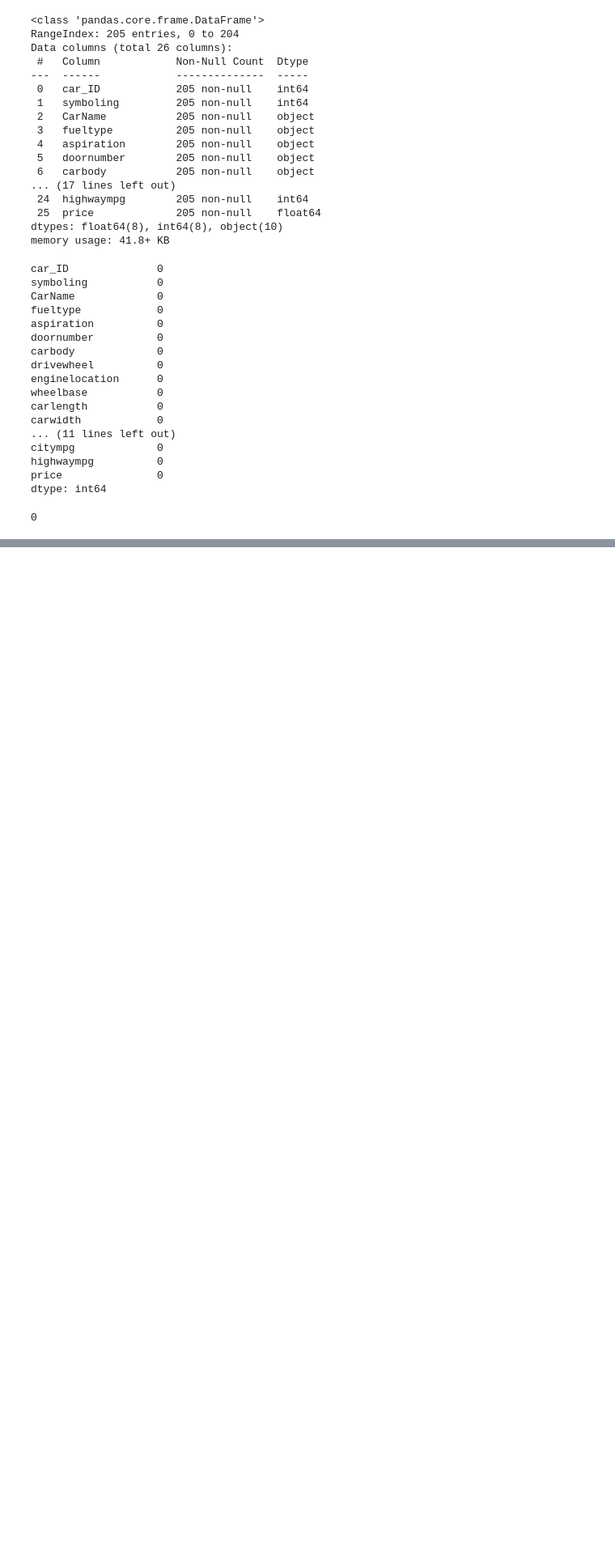
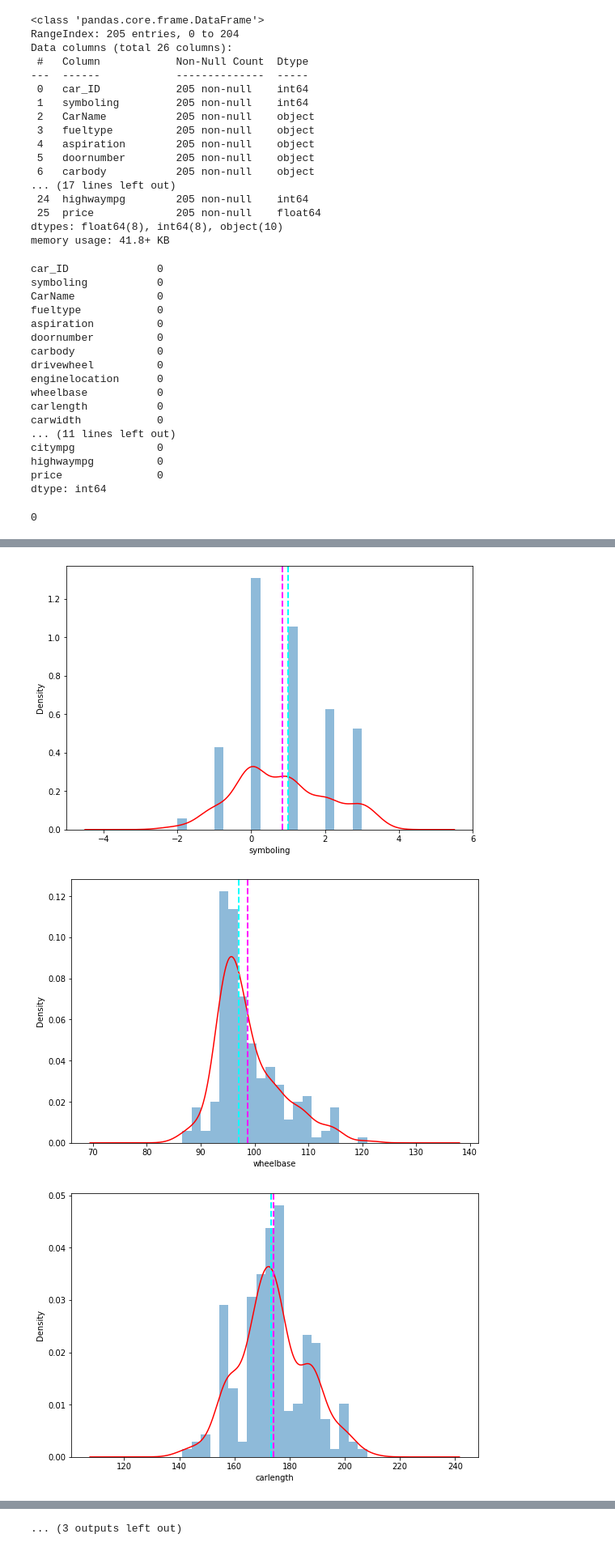
Before and after one commit to Ravinder-Kumar-M/Car_Price_Prediction, a Jupyter notebook: Guided_Project_Linear_Regression.ipynb, the cells around one changed output, grey strips where cells are left out. Shown: that part at 81% size. Saved outputs shown, nothing was run; the diff lists cells and outputs as text; code cells hidden in the pictures; blank space fills up the shorter version.

```diff
--- a/Guided_Project_Linear_Regression.ipynb
+++ b/Guided_Project_Linear_Regression.ipynb
@@ -164,0 +200,13 @@ Data_set.describe().T
+# %%
+for i in numerical_columns[1:]:
+  figrue = plt.figure(figsize=(9,6))
+  numerical_df[i].plot(kind='hist', bins=20, density=True, alpha=0.5)
+  numerical_df[i].plot(kind='kde', color='Red')
+  plt.xlabel(i)
+  plt.axvline(numerical_df[i].mean(), color='magenta', linestyle='dashed', linewidth=2)
+  plt.axvline(numerical_df[i].median(), color='cyan', linestyle='dashed', linewidth=2)
+plt.show()
+# %% [output]
+[figure, added]
+[figure, added]
+[figure, added]
@@ -164,0 +222 @@ Data_set.describe().T
+... (3 outputs left out)
```
Also changed, not shown: parts of 8 cells of this notebook.
